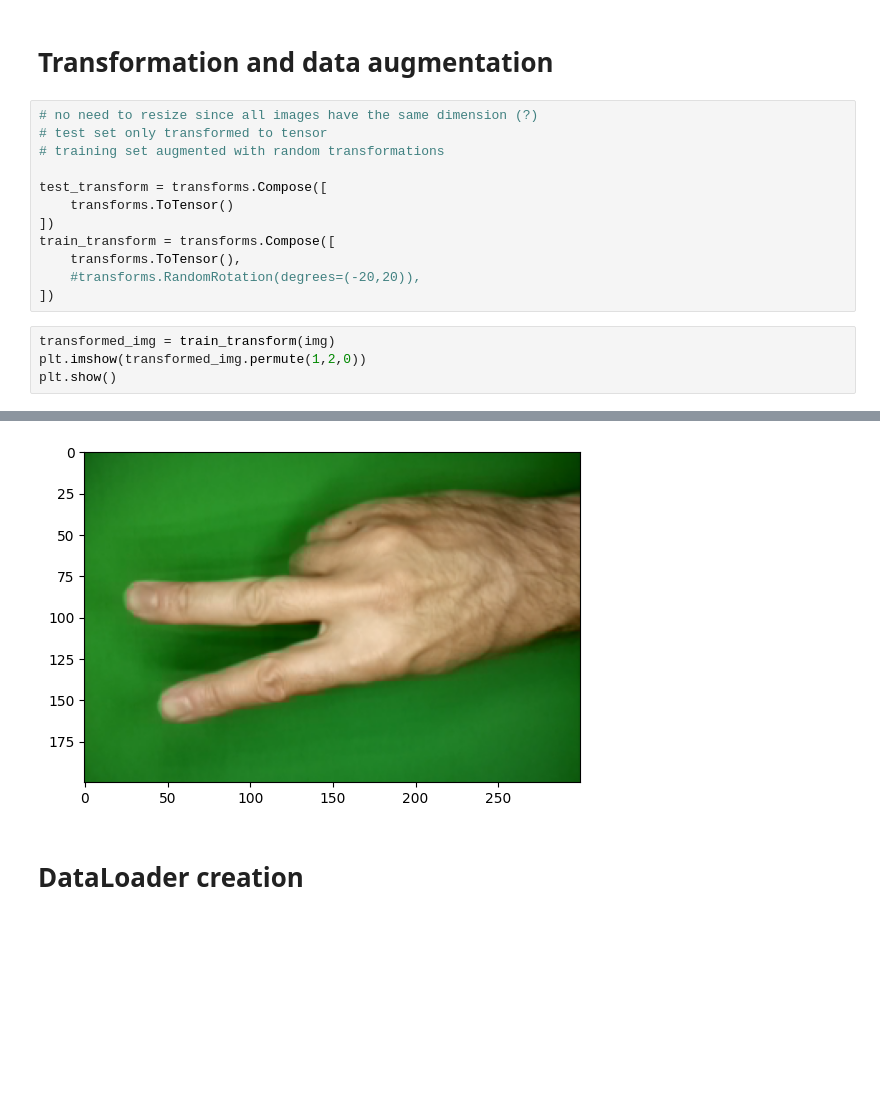
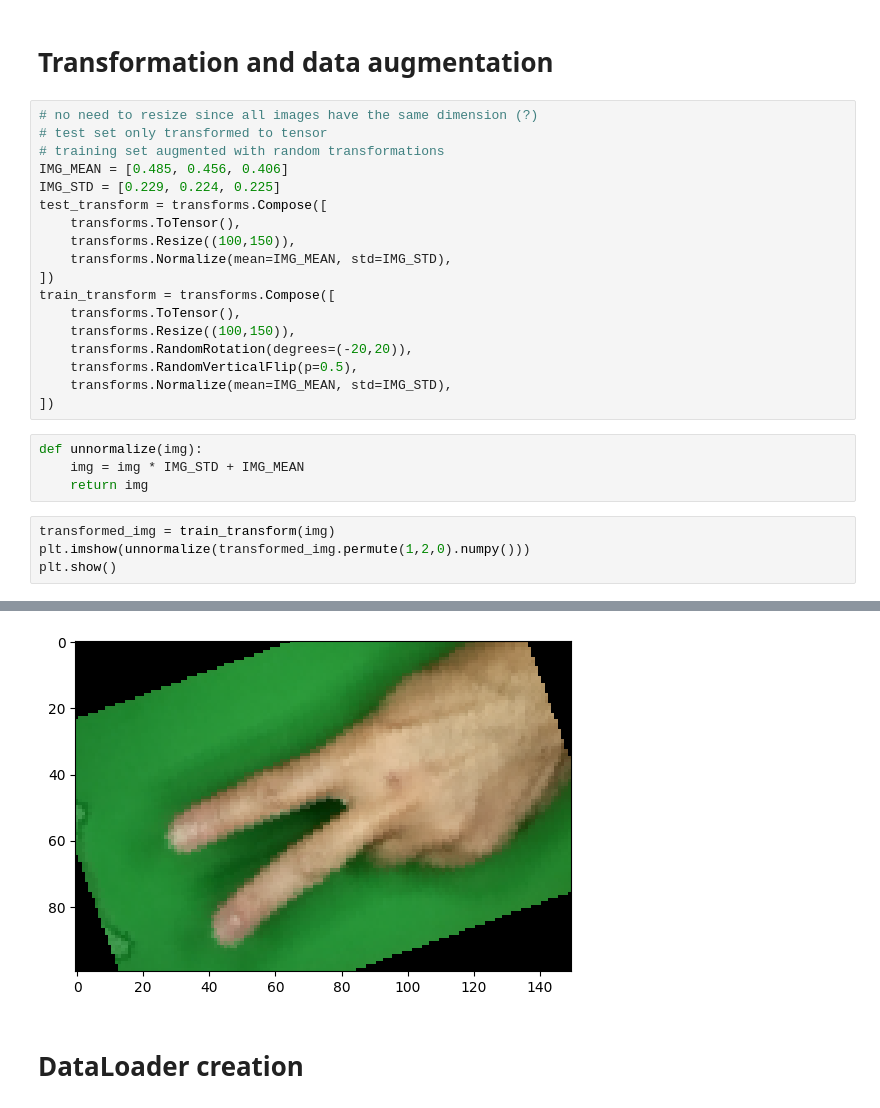
Before and after one commit to prometheus404/sm4ml_proj, a Jupyter notebook: rockpaperscissors.ipynb, the cells around one changed output, grey strips where cells are left out. Cells and saved outputs as stored; diff of their text form; blank space fills up the shorter version.

```diff
--- a/rockpaperscissors.ipynb
+++ b/rockpaperscissors.ipynb
@@ -110,16 +106,26 @@ plt.show()
 # no need to resize since all images have the same dimension (?)
 # test set only transformed to tensor
 # training set augmented with random transformations
-
+IMG_MEAN = [0.485, 0.456, 0.406]
+IMG_STD = [0.229, 0.224, 0.225]
 test_transform = transforms.Compose([
-    transforms.ToTensor()
+    transforms.ToTensor(),
+    transforms.Resize((100,150)),
+    transforms.Normalize(mean=IMG_MEAN, std=IMG_STD),
 ])
 train_transform = transforms.Compose([
     transforms.ToTensor(),
-    #transforms.RandomRotation(degrees=(-20,20)),
+    transforms.Resize((100,150)),
+    transforms.RandomRotation(degrees=(-20,20)),
+    transforms.RandomVerticalFlip(p=0.5),
+    transforms.Normalize(mean=IMG_MEAN, std=IMG_STD),
 ])
+# %%
+def unnormalize(img):
+    img = img * IMG_STD + IMG_MEAN
+    return img
 # %%
 transformed_img = train_transform(img)
-plt.imshow(transformed_img.permute(1,2,0))
+plt.imshow(unnormalize(transformed_img.permute(1,2,0).numpy()))
 plt.show()
 # %% [output]
@@ -126,4 +133,4 @@ plt.show()
-[figure, old version]
+[figure, new version]
 # %% [markdown]
 # DataLoader creation
 # %%
```
Also changed, not shown: parts of 13 cells of this notebook.
